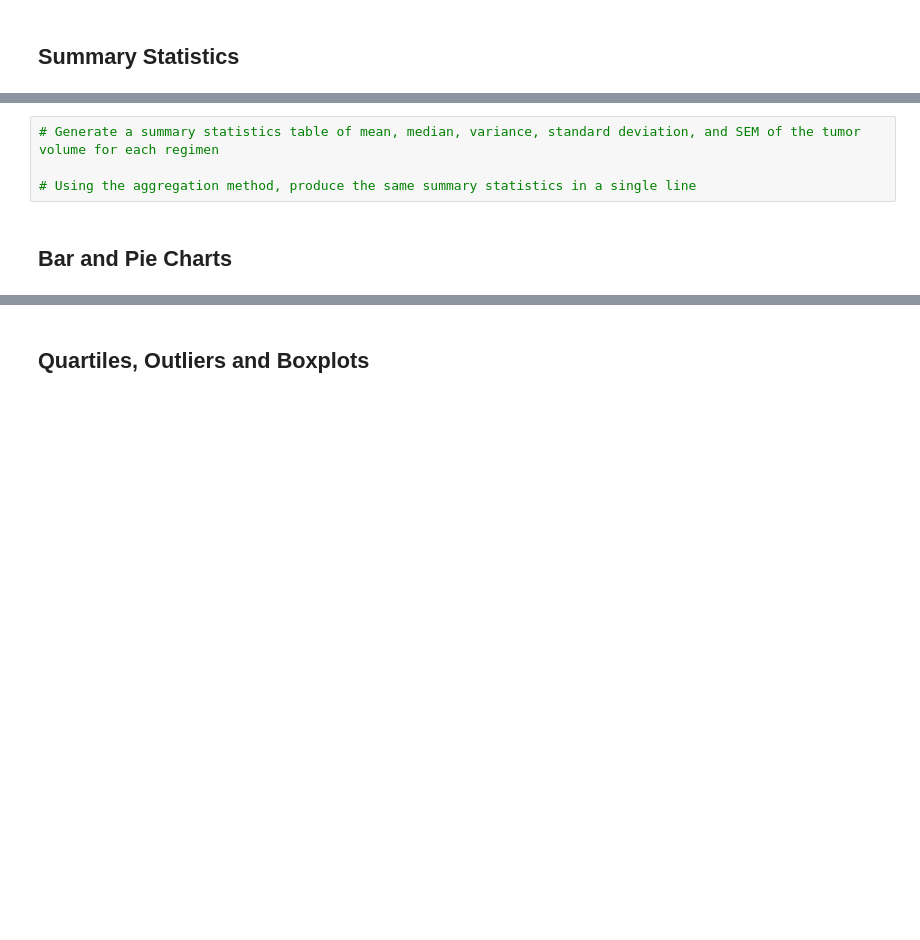
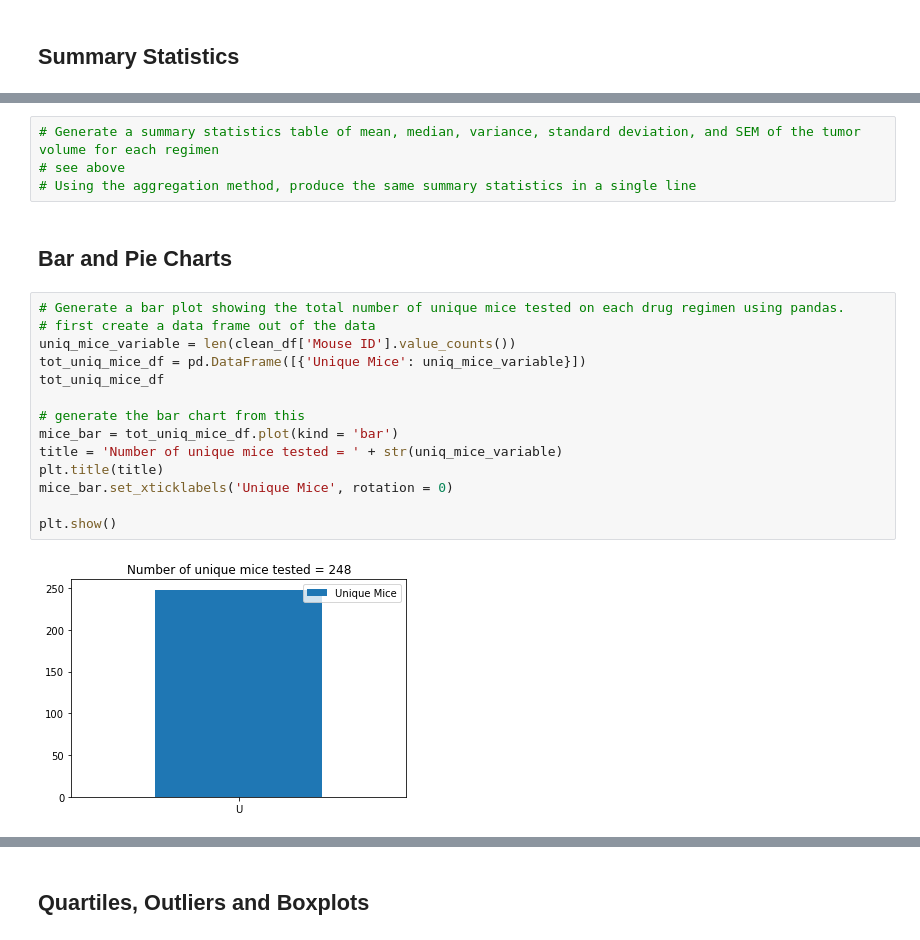
Before and after one commit to cro1100/MatPlotLib, a Jupyter notebook: main.ipynb, the cells around one changed output, grey strips where cells are left out. Cells and saved outputs as stored; diff of their text form; blank space fills up the shorter version.

Commit message:
Summary stats created along with initial bar and pie charts-

```diff
--- a/main.ipynb
+++ b/main.ipynb
@@ -137,7 +158,23 @@ Series([], Name: Mean, dtype: float64)
 # %%
 # Generate a summary statistics table of mean, median, variance, standard deviation, and SEM of the tumor volume for each regimen
-
+# see above
 # Using the aggregation method, produce the same summary statistics in a single line
 # %% [markdown]
 ## Bar and Pie Charts
+# %%
+# Generate a bar plot showing the total number of unique mice tested on each drug regimen using pandas.
+# first create a data frame out of the data
+uniq_mice_variable = len(clean_df['Mouse ID'].value_counts())
+tot_uniq_mice_df = pd.DataFrame([{'Unique Mice': uniq_mice_variable}])
+tot_uniq_mice_df
+
+# generate the bar chart from this
+mice_bar = tot_uniq_mice_df.plot(kind = 'bar')
+title = 'Number of unique mice tested = ' + str(uniq_mice_variable)
+plt.title(title)
+mice_bar.set_xticklabels('Unique Mice', rotation = 0)
+
+plt.show()
+# %% [output]
+[figure, added]
 # %%
```
Also changed, not shown: parts of 14 cells of this notebook.
